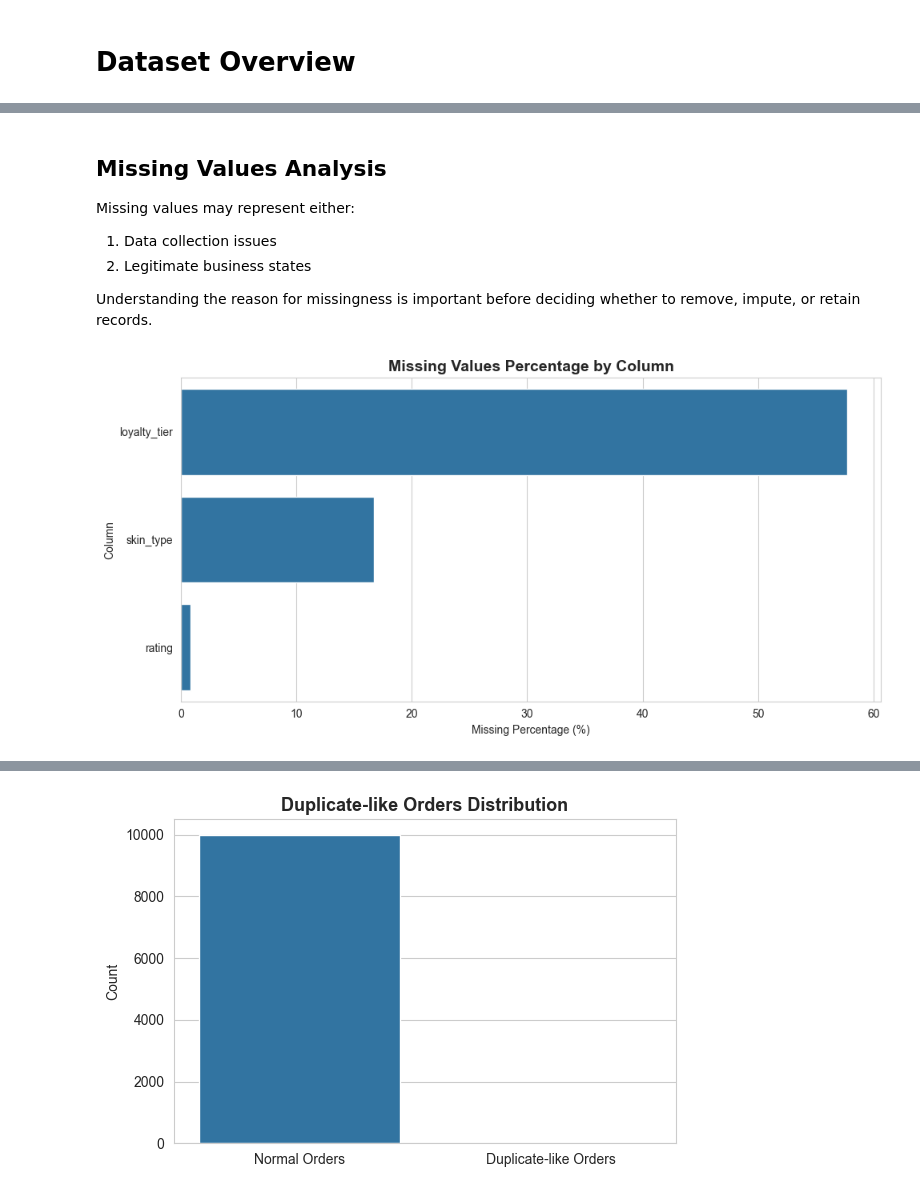
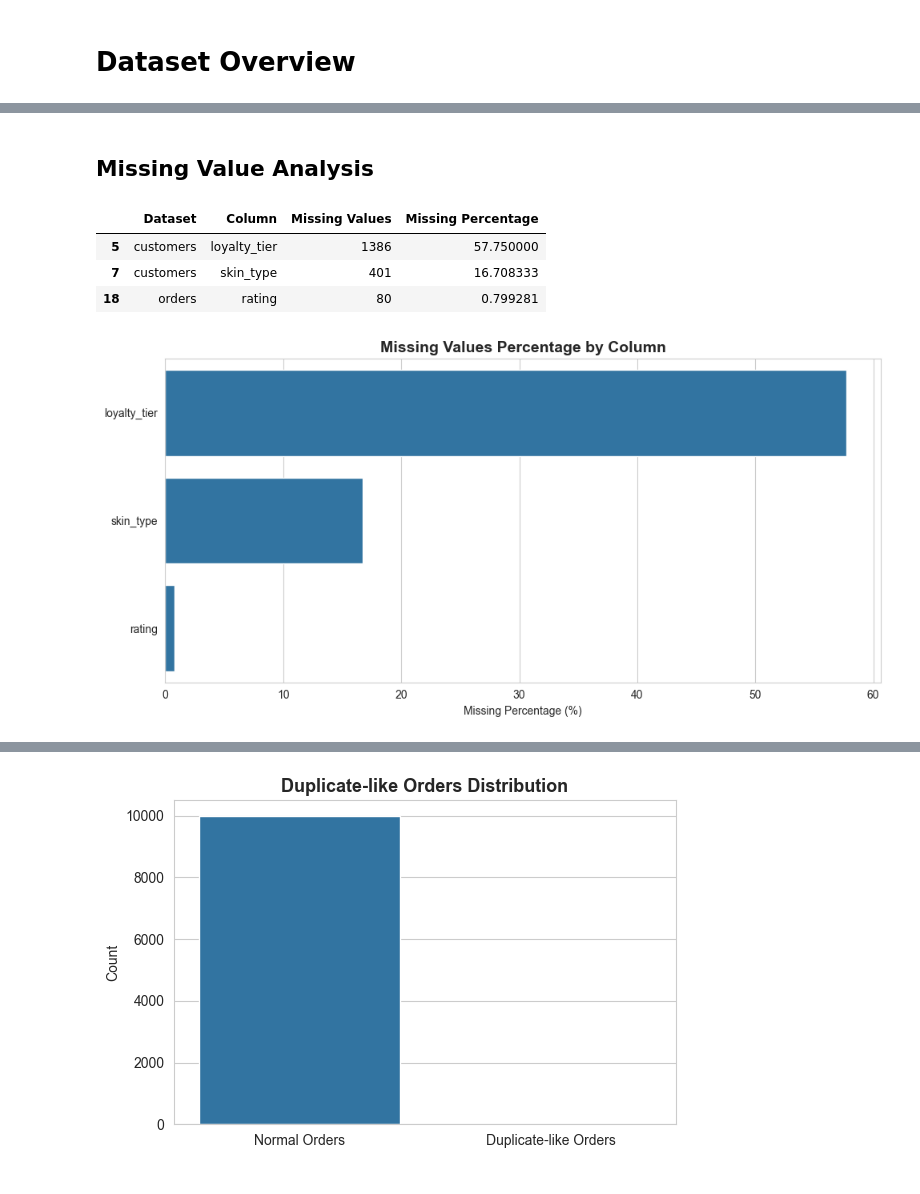
Before and after one commit to Deepika825325/part1-data-audit-eda, a Jupyter notebook: notebooks/eda_audit.ipynb, the cells around one changed output, grey strips where cells are left out. Saved outputs shown, nothing was run; the diff lists cells and outputs as text; code cells hidden in the pictures.

```diff
--- a/notebooks/eda_audit.ipynb
+++ b/notebooks/eda_audit.ipynb
@@ -297,39 +224,69 @@ print("✓ Missing values summary saved")
-# %% [markdown]
-## Missing Values Analysis
-
-Missing values may represent either:
-
-1. Data collection issues
-2. Legitimate business states
-
-Understanding the reason for missingness is important before deciding whether to remove, impute, or retain records.
+# %% [markdown]
+## Missing Value Analysis
+# %%
+# Extract only columns with missing values
+missing_only = (
+    schema_df[
+        schema_df["Missing Values"] > 0
+    ][
+        ["Dataset", "Column", "Missing Values"]
+    ]
+    .copy()
+)
+
+# Calculate percentage
+missing_only["Missing Percentage"] = (
+    missing_only["Missing Values"]
+    /
+    missing_only["Dataset"].map(
+        {
+            "customers": len(customers),
+            "orders": len(orders),
+            "tickets": len(tickets),
+            "web": len(web),
+            "campaigns": len(campaigns),
+            "churn": len(churn)
+        }
+    )
+) * 100
+
+missing_only = missing_only.sort_values(
+    by="Missing Percentage",
+    ascending=False
+)
+
+display(missing_only)
+# %% [output]
+|  | Dataset | Column | Missing Values | Missing Percentage |
+| 5 | customers | loyalty_tier | 1386 | 57.750000 |
+| 7 | customers | skin_type | 401 | 16.708333 |
+| 18 | orders | rating | 80 | 0.799281 |
 # %%
 plt.figure(figsize=(10, 5))
 
 sns.barplot(
     data=missing_only,
     x="Missing Percentage",
     y="Column"
 )
 
 plt.title(
     "Missing Values Percentage by Column",
     fontsize=14,
     fontweight="bold"
 )
 
 plt.xlabel("Missing Percentage (%)")
-plt.ylabel("Column")
+plt.ylabel("")
 
 plt.tight_layout()
 
 plt.savefig(
-    CHART_DIR /
-    "missing_values_summary.png",
+    CHART_DIR / "missing_values_summary.png",
     dpi=300,
     bbox_inches="tight"
 )
 
 plt.show()
 # %% [output]
-[figure, old version]
+[figure, new version]
```
Also changed, not shown: parts of 110 cells of this notebook, 4 other files.
